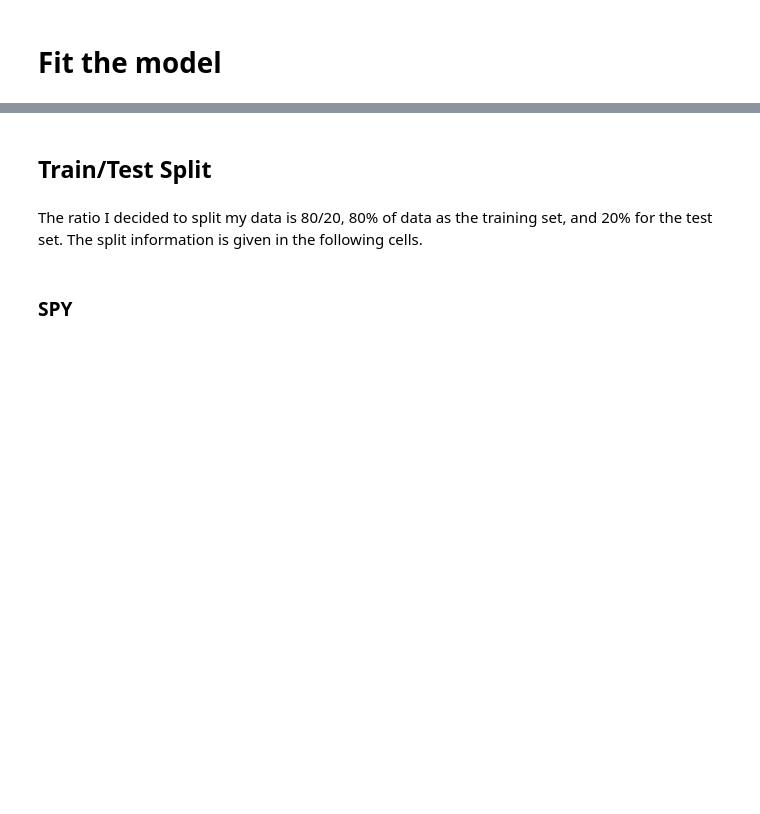
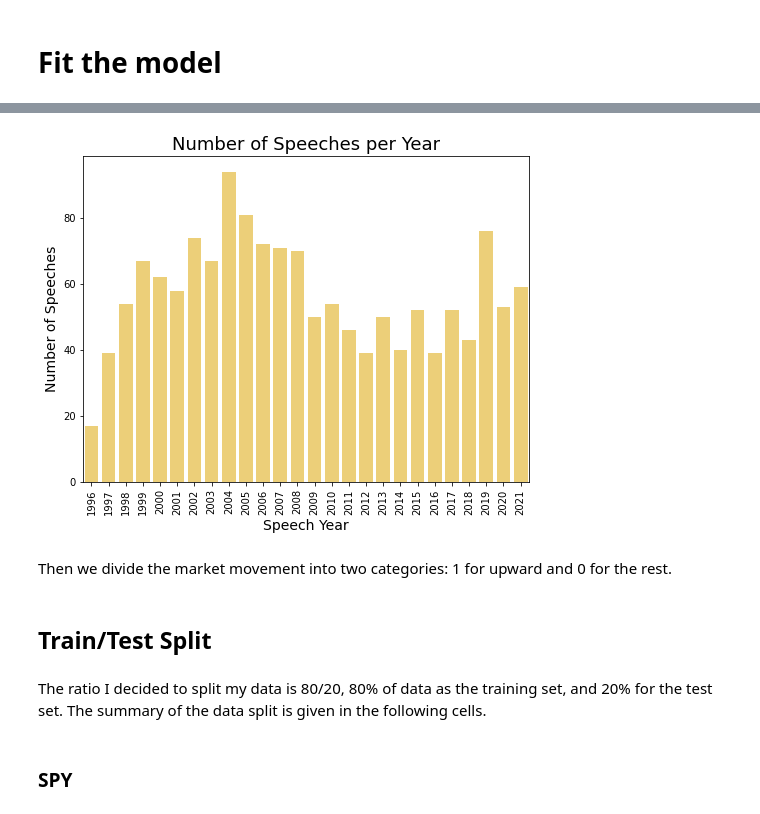
Before and after one commit to ahabug/PHBS_MLF_2021, a Jupyter notebook: Would Mr. Market sing FED's songs/Fit the model.ipynb, the cells around one changed output, grey strips where cells are left out. Drawn from its saved outputs; the diff is of its cells as text; code cells hidden in the pictures; blank space fills up the shorter version.

```diff
--- a/Would Mr. Market sing FED's songs/Fit the model.ipynb
+++ b/Would Mr. Market sing FED's songs/Fit the model.ipynb
@@ -97,10 +113,16 @@ df_speech
+# %%
+plot_speeches_per_year(df_speech)
+# %% [output]
+[figure, added]
+# %% [markdown]
+Then we divide the market movement into two categories: 1 for upward and 0 for the rest.
 # %%
 for var in df_speech.columns[-4:]:
     df_speech[var] = df_speech[var].apply(lambda x: 1 if x > 0 else 0)
 # %% [markdown]
 ## Train/Test Split
 # %% [markdown]
-The ratio I decided to split my data is 80/20, 80% of data as the training set, and 20% for the test set. The split information is given in the following cells.
+The ratio I decided to split my data is 80/20, 80% of data as the training set, and 20% for the test set. The summary of the data split is given in the following cells.
 # %%
 def set_des(x_train_set, x_test_set, y_train_set, y_test_set):
     print("Train set has total {0} entries with {1:.2f}% negative, {2:.2f}% positive".format(
```
Also changed, not shown: parts of 24 cells of this notebook, 1 other file.
